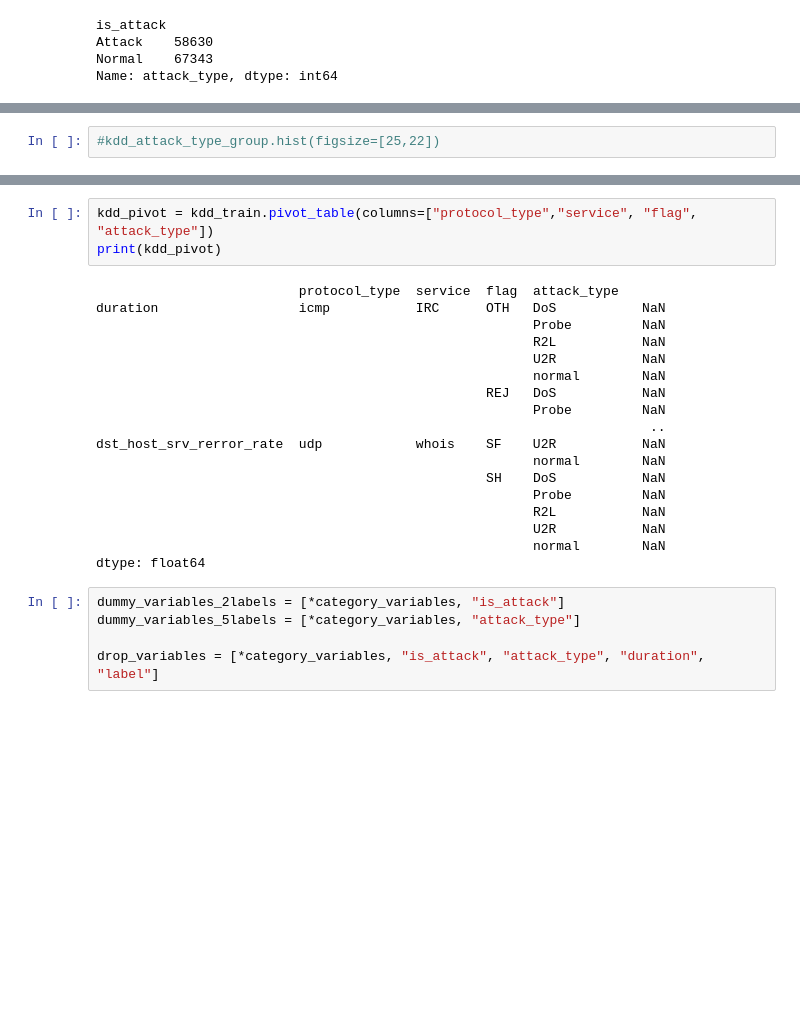
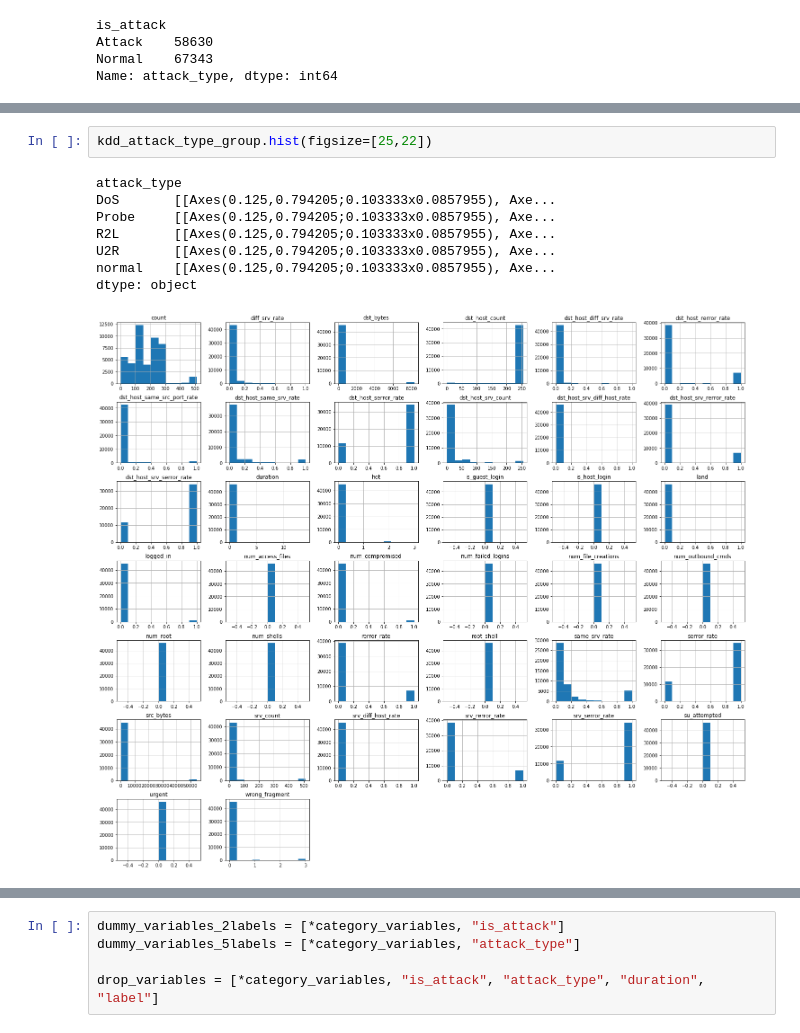
Before and after one commit to rkmalaiya/network_anomaly_detection_deep_learning, a Jupyter notebook: eda.ipynb, the cells around one changed output, grey strips where cells are left out. Cells and saved outputs as stored; diff of their text form; blank space fills up the shorter version.

```diff
--- a/eda.ipynb
+++ b/eda.ipynb
@@ -222,2 +208,11 @@ Name: attack_type, dtype: int64
 # %%
-#kdd_attack_type_group.hist(figsize=[25,22])
+kdd_attack_type_group.hist(figsize=[25,22])
+# %% [output]
+attack_type
+DoS       [[Axes(0.125,0.794205;0.103333x0.0857955), Axe...
+Probe     [[Axes(0.125,0.794205;0.103333x0.0857955), Axe...
+R2L       [[Axes(0.125,0.794205;0.103333x0.0857955), Axe...
+U2R       [[Axes(0.125,0.794205;0.103333x0.0857955), Axe...
+normal    [[Axes(0.125,0.794205;0.103333x0.0857955), Axe...
+dtype: object
+[figure, added]
@@ -224,24 +223,3 @@ Name: attack_type, dtype: int64
-# %%
-kdd_pivot = kdd_train.pivot_table(columns=["protocol_type","service", "flag", "attack_type"])
-print(kdd_pivot)
-# %% [output]
-                          protocol_type  service  flag  attack_type
-duration                  icmp           IRC      OTH   DoS           NaN
-                                                        Probe         NaN
-                                                        R2L           NaN
-                                                        U2R           NaN
-                                                        normal        NaN
-                                                  REJ   DoS           NaN
-                                                        Probe         NaN
-                                                                       ..
-dst_host_srv_rerror_rate  udp            whois    SF    U2R           NaN
-                                                        normal        NaN
-                                                  SH    DoS           NaN
-                                                        Probe         NaN
-                                                        R2L           NaN
-                                                        U2R           NaN
-                                                        normal        NaN
-dtype: float64
 # %%
 dummy_variables_2labels = [*category_variables, "is_attack"]
 dummy_variables_5labels = [*category_variables, "attack_type"]
```
Also changed, not shown: parts of 13 cells of this notebook, 2 other files.
